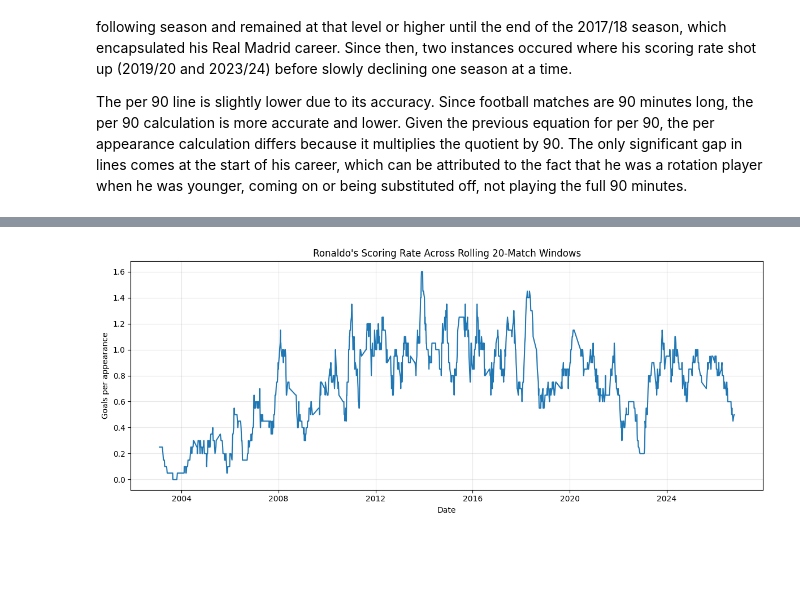
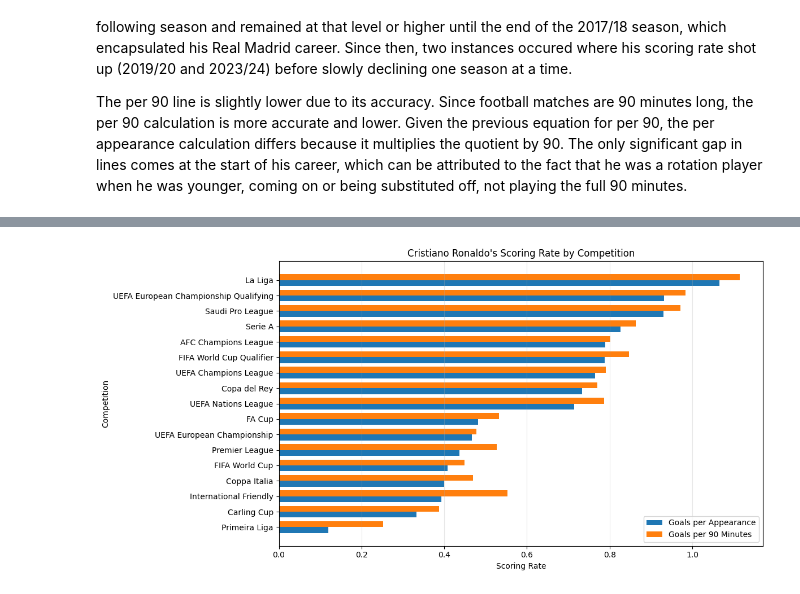
Before and after one commit to ronaldogoatsfc/cr7archive, a Jupyter notebook: data/notebooks/scoring_rate.ipynb, the cells around one changed output, grey strips where cells are left out. Drawn from its saved outputs; the diff is of its cells as text; code cells hidden in the pictures; blank space fills up the shorter version.

```diff
--- a/data/notebooks/scoring_rate.ipynb
+++ b/data/notebooks/scoring_rate.ipynb
@@ -133,21 +272,68 @@ plt.show()
 # %%
-df["rolling_20_goals_per_appearance"] = (
-    df["goals"].rolling(window=20, min_periods=20).mean()
+# Goal-Scoring Rate by Competition
+
+if "competition" not in matches_df.columns:
+    raise ValueError(
+        "The match data has no 'competition' column. "
+        "Check the JSON field names."
+    )
+
+competition_stats = (
+    matches_df.dropna(subset=["competition"])
+    .groupby("competition")
+    .agg(
+        appearances=("date", "size"),
+        goals=("goals", "sum"),
+        minutes=("minutesPlayed", "sum")
+    )
 )
 
-plt.figure(figsize=(12, 5))
-
-plt.plot(
-    df["date"],
-    df["rolling_20_goals_per_appearance"]
+competition_stats["goals_per_appearance"] = (
+    competition_stats["goals"] / competition_stats["appearances"]
 )
 
-plt.title("Ronaldo's Scoring Rate Across Rolling 20-Match Windows")
-plt.xlabel("Date")
-plt.ylabel("Goals per appearance")
-plt.grid(True, alpha=0.3)
-plt.tight_layout()
+competition_stats["goals_per_90"] = (
+    competition_stats["goals"] / competition_stats["minutes"] * 90
+)
 
+competition_stats = competition_stats[
+    competition_stats["appearances"] >= 10
+].sort_values("goals_per_appearance", ascending=True)
+
+fig, ax = plt.subplots(figsize=(12, max(6, len(competition_stats) * 0.35)))
+
+y = np.arange(len(competition_stats))
+bar_height = 0.38
+
+ax.barh(
+    y - bar_height / 2,
+    competition_stats["goals_per_appearance"],
+    height=bar_height,
+    label="Goals per Appearance"
+)
+
+ax.barh(
+    y + bar_height / 2,
+    competition_stats["goals_per_90"],
+    height=bar_height,
+    label="Goals per 90 Minutes"
+)
+
+ax.set_yticks(y)
+ax.set_yticklabels(competition_stats.index)
+ax.set_title("Cristiano Ronaldo's Scoring Rate by Competition")
+ax.set_xlabel("Scoring Rate")
+ax.set_ylabel("Competition")
+ax.grid(axis="x", alpha=0.3)
+ax.legend()
+fig.tight_layout()
+
+fig.savefig(
+    output_dir / "ronaldo-scoring-rate-by-competition.png",
+    dpi=200, bbox_inches="tight"
+)
 plt.show()
+
+display(competition_stats.round(3))
 # %% [output]
-[figure, old version]
+[figure, new version]
```
Also changed, not shown: parts of 14 cells of this notebook, 11 other files.
